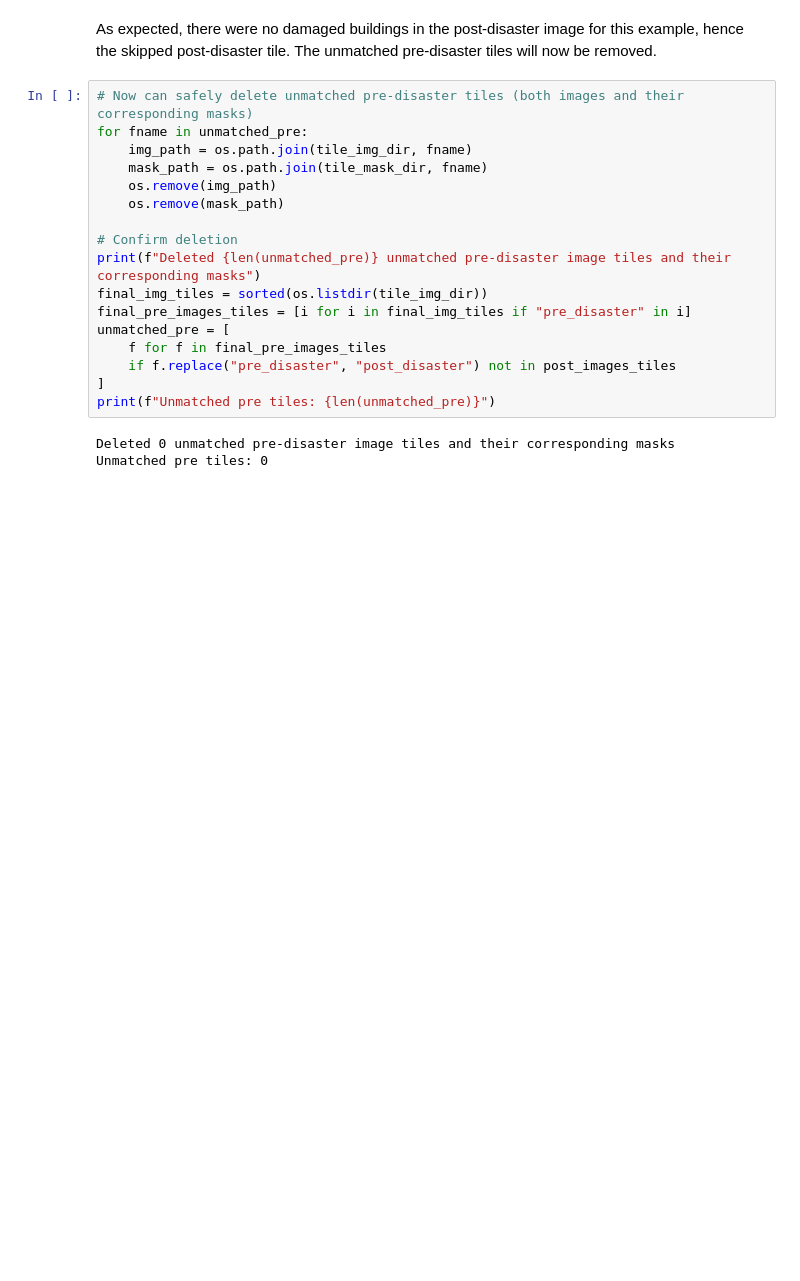
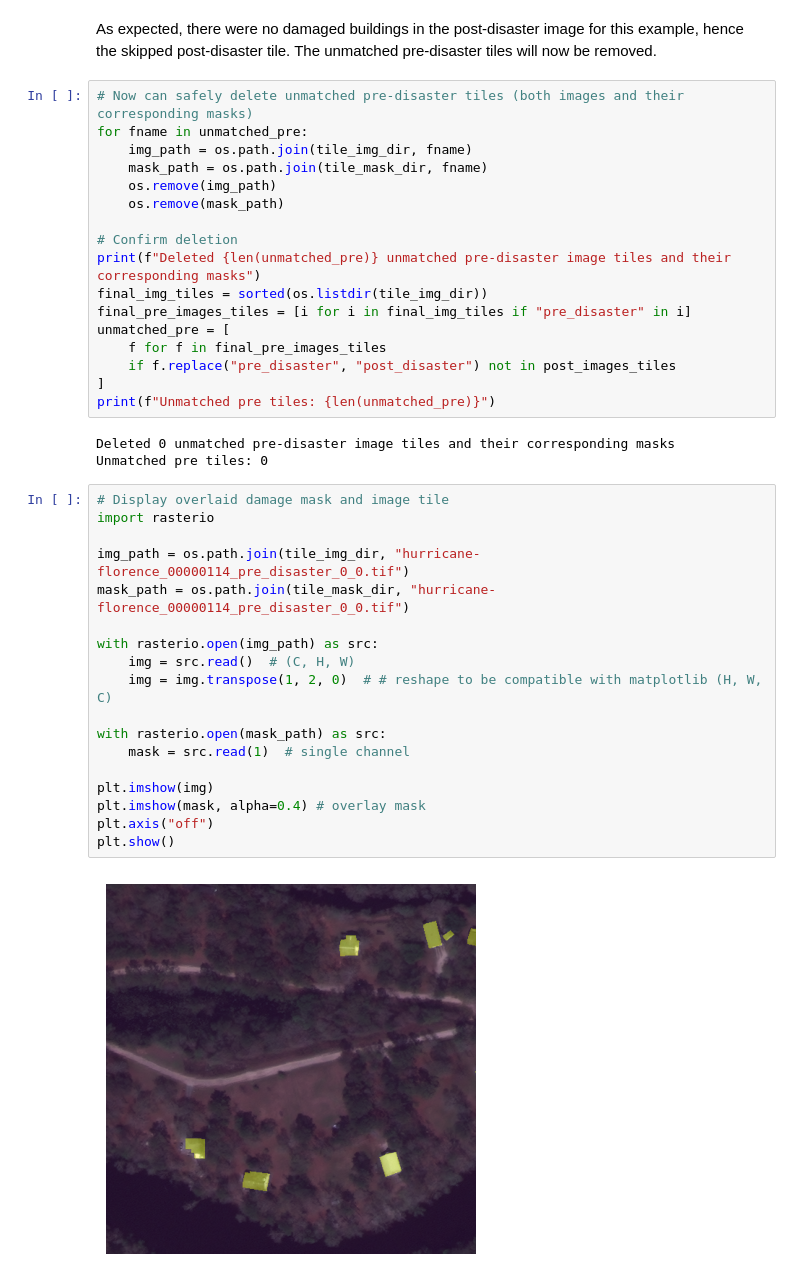
Before and after one commit to linbenji/Damage_Assessment_on_xBD, a Jupyter notebook: Preprocessing/xBD_Preprocess_Images.ipynb, the cells around one changed output. Saved outputs shown, nothing was run; the diff lists cells and outputs as text; blank space fills up the shorter version.

Commit message:
Added cells to show sample tiles

```diff
--- a/Preprocessing/xBD_Preprocess_Images.ipynb
+++ b/Preprocessing/xBD_Preprocess_Images.ipynb
@@ -199,3 +199,23 @@ print(f"Unmatched pre tiles: {len(unmatched_pre)}")
 # %% [output]
 Deleted 0 unmatched pre-disaster image tiles and their corresponding masks
 Unmatched pre tiles: 0
+# %%
+# Display overlaid damage mask and image tile
+import rasterio
+
+img_path = os.path.join(tile_img_dir, "hurricane-florence_00000114_pre_disaster_0_0.tif")
+mask_path = os.path.join(tile_mask_dir, "hurricane-florence_00000114_pre_disaster_0_0.tif")
+
+with rasterio.open(img_path) as src:
+    img = src.read()  # (C, H, W)
+    img = img.transpose(1, 2, 0)  # # reshape to be compatible with matplotlib (H, W, C)
+
+with rasterio.open(mask_path) as src:
+    mask = src.read(1)  # single channel
+
+plt.imshow(img)
+plt.imshow(mask, alpha=0.4) # overlay mask
+plt.axis("off")
+plt.show()
+# %% [output]
+[figure, added]
```
